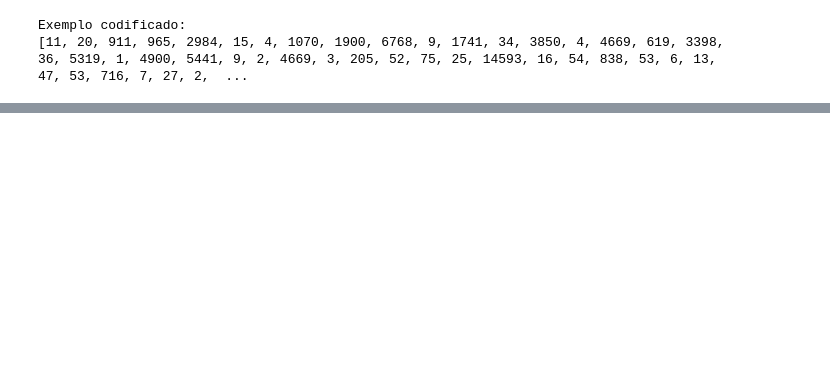
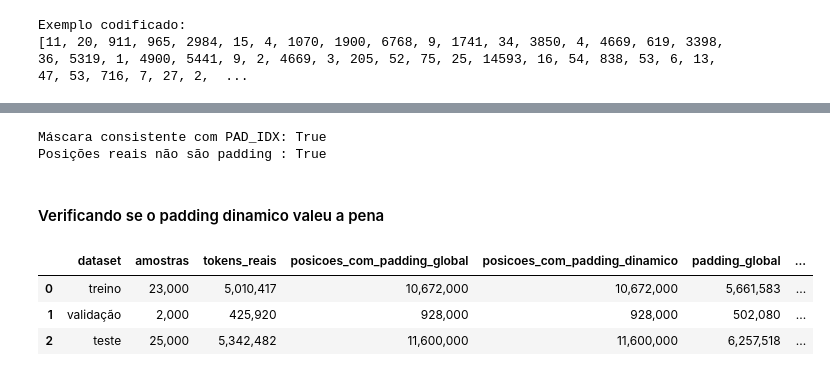
Before and after one commit to gilcesarf/deep-learning, a Jupyter notebook: atividade-unidade-3.ipynb, the cells around one changed output, grey strips where cells are left out. Cells and saved outputs as stored; diff of their text form; code cells hidden in the pictures; blank space fills up the shorter version.

```diff
--- a/atividade-unidade-3.ipynb
+++ b/atividade-unidade-3.ipynb
@@ -848,0 +861,7 @@ Exemplo codificado:
+# %%
+# ============================================================
+# Configurações dos DataLoaders
+# ============================================================
+
+BATCH_SIZE = 64
+NUM_WORKERS = 0
@@ -848,0 +1051,21 @@ Exemplo codificado:
+# %%
+# ============================================================
+# Verificação da consistência da máscara
+# ============================================================
+
+padding_positions_match = torch.equal(
+    batch["padding_mask"],
+    batch["input_ids"].eq(PAD_IDX),
+)
+
+non_padding_positions_have_tokens = torch.all(
+    batch["input_ids"][~batch["padding_mask"]] != PAD_IDX
+).item()
+
+print(f"Máscara consistente com PAD_IDX: {padding_positions_match}")
+print(f"Posições reais não são padding : {non_padding_positions_have_tokens}")
+# %% [output]
+Máscara consistente com PAD_IDX: True
+Posições reais não são padding : True
+# %% [markdown]
+#### Verificando se o padding dinamico valeu a pena
@@ -848,0 +1132,47 @@ Exemplo codificado:
+# %%
+padding_train_resumo, padding_train_batches = analisar_padding_dinamico(
+    train_loader,
+    max_len=MAX_LEN,
+    nome="treino",
+)
+
+padding_val_resumo, padding_val_batches = analisar_padding_dinamico(
+    val_loader,
+    max_len=MAX_LEN,
+    nome="validação",
+)
+
+padding_test_resumo, padding_test_batches = analisar_padding_dinamico(
+    test_loader,
+    max_len=MAX_LEN,
+    nome="teste",
+)
+
+padding_resumo = pd.concat(
+    [
+        padding_train_resumo,
+        padding_val_resumo,
+        padding_test_resumo,
+    ],
+    ignore_index=True,
+)
+
+display(
+    padding_resumo.style.format({
+        "amostras": "{:,.0f}",
+        "tokens_reais": "{:,.0f}",
+        "posicoes_com_padding_global": "{:,.0f}",
+        "posicoes_com_padding_dinamico": "{:,.0f}",
+        "padding_global": "{:,.0f}",
+        "padding_dinamico": "{:,.0f}",
+        "padding_global_%": "{:.2f}%",
+        "padding_dinamico_%": "{:.2f}%",
+        "economia_posicoes": "{:,.0f}",
+        "economia_posicoes_%": "{:.2f}%",
+    })
+)
+# %% [output]
+|  | dataset | amostras | tokens_reais | posicoes_com_padding_global | posicoes_com_padding_dinamico | padding_global | ... |
+| 0 | treino | 23,000 | 5,010,417 | 10,672,000 | 10,672,000 | 5,661,583 | ... |
+| 1 | validação | 2,000 | 425,920 | 928,000 | 928,000 | 502,080 | ... |
+| 2 | teste | 25,000 | 5,342,482 | 11,600,000 | 11,600,000 | 6,257,518 | ... |
```
Also changed, not shown: parts of 23 cells of this notebook.
